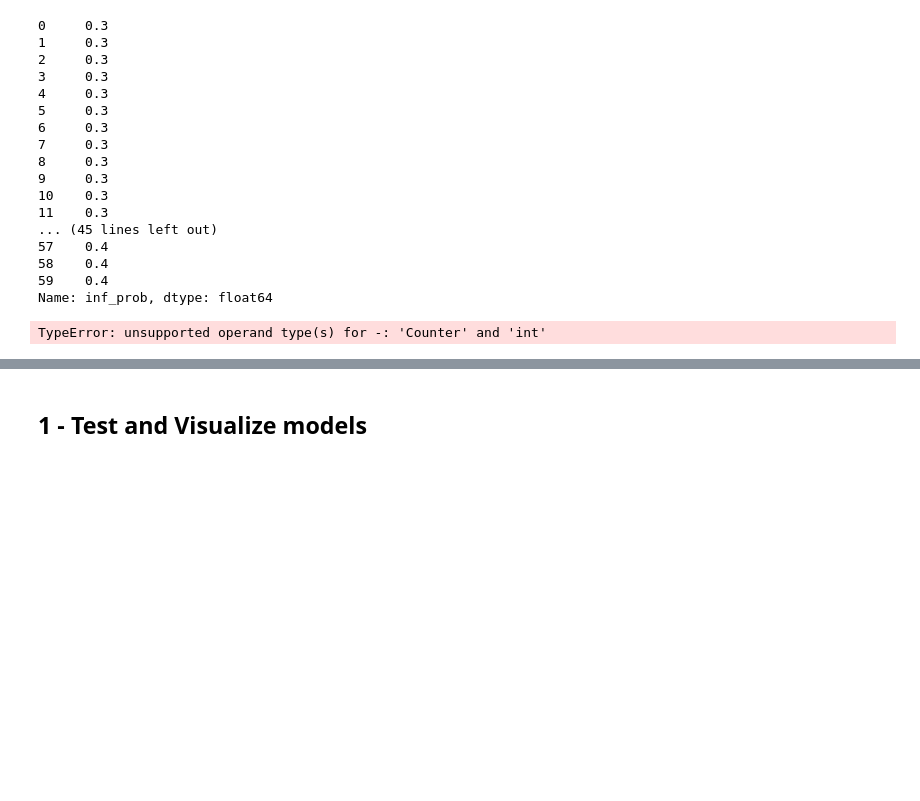
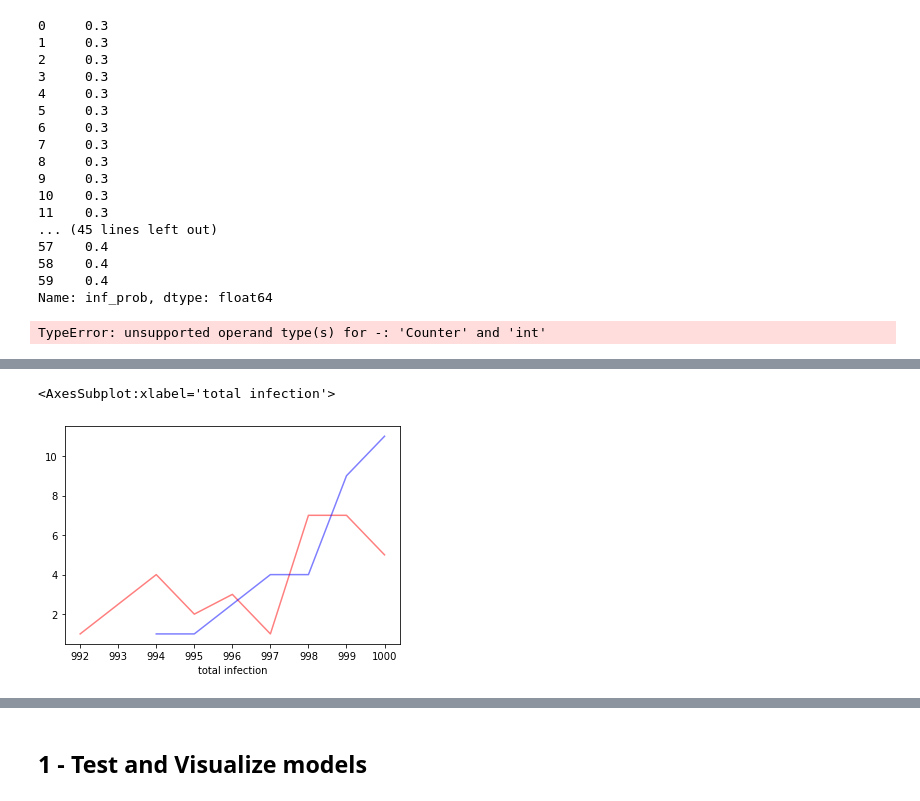
Before and after one commit to jiajia20/mesa-vis, a Jupyter notebook: CC_with_alternative/AB_change_infection.ipynb, the cells around one changed output, grey strips where cells are left out. Drawn from its saved outputs; the diff is of its cells as text; code cells hidden in the pictures; blank space fills up the shorter version.

Commit message:
update graph

```diff
--- a/CC_with_alternative/AB_change_infection.ipynb
+++ b/CC_with_alternative/AB_change_infection.ipynb
@@ -77,3 +77,15 @@ df_2.groupby('Infection_time', as_index=True).size().plot(kind='line', color ='b
+# %%
+import pandas as pd
+d = {'Infection_probability':run_data.inf_prob, 'total infection':inf}
+df = pd.DataFrame(d)
+df_1=df[df.Infection_probability == 0.3]
+df_1.groupby('total infection', as_index=True).size().plot(kind='line', color ='red',alpha = 0.5)
+
+df_2=df[df.Infection_probability != 0.3]
+df_2.groupby('total infection', as_index=True).size().plot(kind='line', color ='blue',alpha = 0.5)
+# %% [output]
+<AxesSubplot:xlabel='total infection'>
+[figure, added]
 # %%
 import matplotlib.pyplot as plt
 from runtime import *
```
Also changed, not shown: parts of 4 cells of this notebook.
